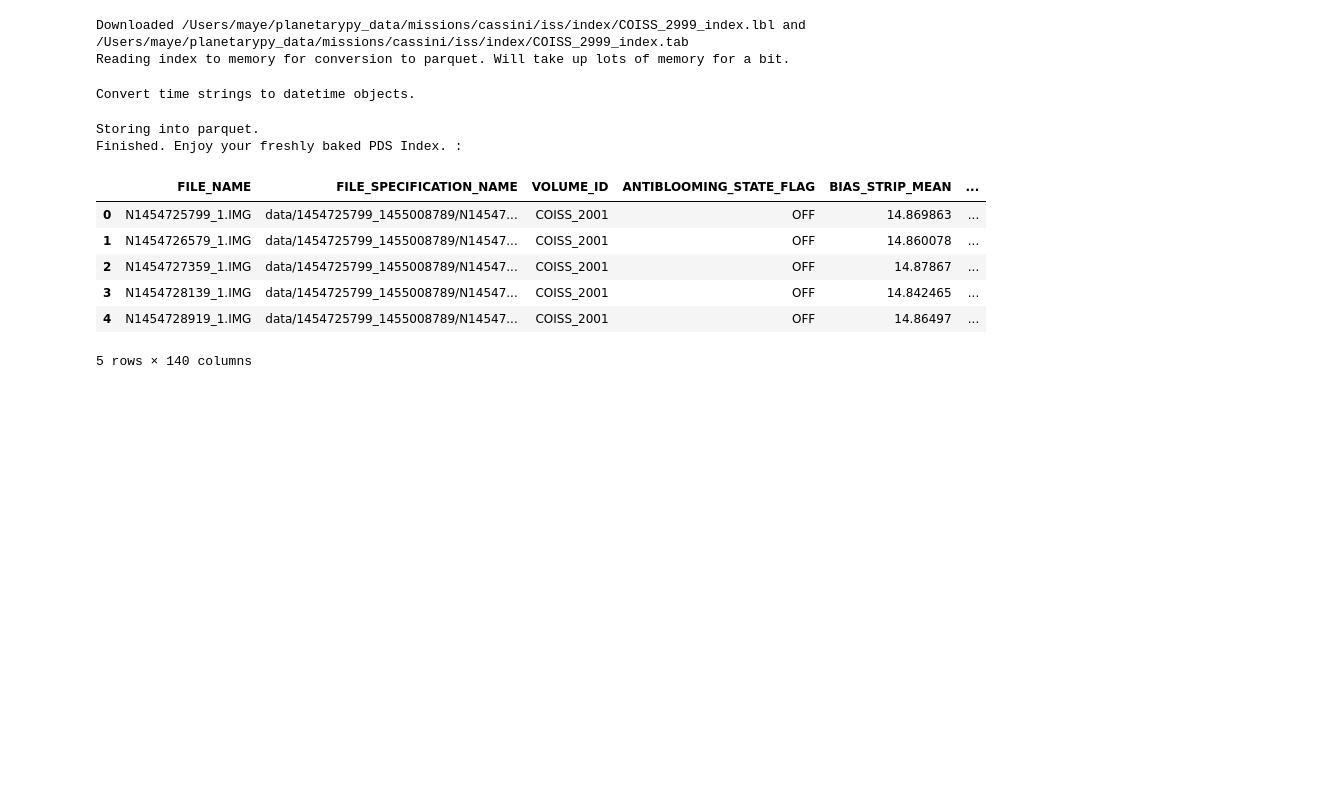
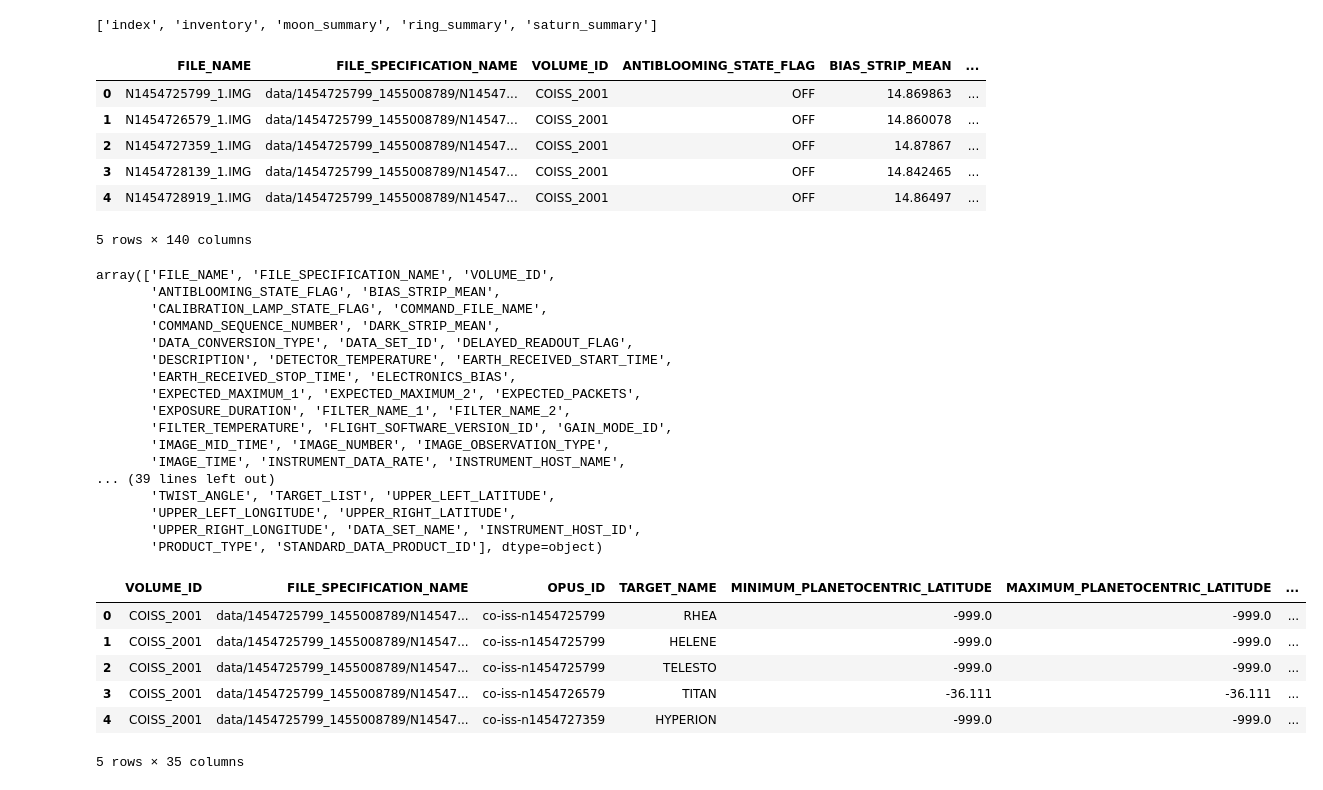
Before and after one commit to michaelaye/planetarypy, a Jupyter notebook: notebooks/pds_indexes_examples.ipynb, the cells around one changed output. Saved outputs shown, nothing was run; the diff lists cells and outputs as text; code cells hidden in the pictures; blank space fills up the shorter version.

```diff
--- a/notebooks/pds_indexes_examples.ipynb
+++ b/notebooks/pds_indexes_examples.ipynb
@@ -64,18 +84,47 @@ PDS Indexes Configuration:
+# %%
+list_indexes("cassini.iss")
+# %% [output]
+['index', 'inventory', 'moon_summary', 'ring_summary', 'saturn_summary']
 # %%
-df = get_index("cassini.iss.index", refresh=False)
+index = get_index("cassini.iss.index", refresh=False)
+index.head()
 # %% [output]
+|  | FILE_NAME | FILE_SPECIFICATION_NAME | VOLUME_ID | ANTIBLOOMING_STATE_FLAG | BIAS_STRIP_MEAN | ... |
+| 0 | N1454725799_1.IMG | data/1454725799_1455008789/N14547... | COISS_2001 | OFF | 14.869863 | ... |
+| 1 | N1454726579_1.IMG | data/1454725799_1455008789/N14547... | COISS_2001 | OFF | 14.860078 | ... |
+| 2 | N1454727359_1.IMG | data/1454725799_1455008789/N14547... | COISS_2001 | OFF | 14.87867 | ... |
+| 3 | N1454728139_1.IMG | data/1454725799_1455008789/N14547... | COISS_2001 | OFF | 14.842465 | ... |
+| 4 | N1454728919_1.IMG | data/1454725799_1455008789/N14547... | COISS_2001 | OFF | 14.86497 | ... |
-Downloaded /Users/maye/planetarypy_data/missions/cassini/iss/index/COISS_2999_index.lbl and /Users/maye/planetarypy_data/missions/cassini/iss/index/COISS_2999_index.tab
-Reading index to memory for conversion to parquet. Will take up lots of memory for a bit.
+5 rows × 140 columns
-Convert time strings to datetime objects.
-Storing into parquet.
-Finished. Enjoy your freshly baked PDS Index. :
 # %%
-df.head()
+index.columns.values
 # %% [output]
-|  | FILE_NAME | FILE_SPECIFICATION_NAME | VOLUME_ID | ANTIBLOOMING_STATE_FLAG | BIAS_STRIP_MEAN | ... |
-| 0 | N1454725799_1.IMG | data/1454725799_1455008789/N14547... | COISS_2001 | OFF | 14.869863 | ... |
-| 1 | N1454726579_1.IMG | data/1454725799_1455008789/N14547... | COISS_2001 | OFF | 14.860078 | ... |
-| 2 | N1454727359_1.IMG | data/1454725799_1455008789/N14547... | COISS_2001 | OFF | 14.87867 | ... |
-| 3 | N1454728139_1.IMG | data/1454725799_1455008789/N14547... | COISS_2001 | OFF | 14.842465 | ... |
-| 4 | N1454728919_1.IMG | data/1454725799_1455008789/N14547... | COISS_2001 | OFF | 14.86497 | ... |
-5 rows × 140 columns
+array(['FILE_NAME', 'FILE_SPECIFICATION_NAME', 'VOLUME_ID',
+       'ANTIBLOOMING_STATE_FLAG', 'BIAS_STRIP_MEAN',
+       'CALIBRATION_LAMP_STATE_FLAG', 'COMMAND_FILE_NAME',
+       'COMMAND_SEQUENCE_NUMBER', 'DARK_STRIP_MEAN',
+       'DATA_CONVERSION_TYPE', 'DATA_SET_ID', 'DELAYED_READOUT_FLAG',
+       'DESCRIPTION', 'DETECTOR_TEMPERATURE', 'EARTH_RECEIVED_START_TIME',
+       'EARTH_RECEIVED_STOP_TIME', 'ELECTRONICS_BIAS',
+       'EXPECTED_MAXIMUM_1', 'EXPECTED_MAXIMUM_2', 'EXPECTED_PACKETS',
+       'EXPOSURE_DURATION', 'FILTER_NAME_1', 'FILTER_NAME_2',
+       'FILTER_TEMPERATURE', 'FLIGHT_SOFTWARE_VERSION_ID', 'GAIN_MODE_ID',
+       'IMAGE_MID_TIME', 'IMAGE_NUMBER', 'IMAGE_OBSERVATION_TYPE',
+       'IMAGE_TIME', 'INSTRUMENT_DATA_RATE', 'INSTRUMENT_HOST_NAME',
+... (39 lines left out)
+       'TWIST_ANGLE', 'TARGET_LIST', 'UPPER_LEFT_LATITUDE',
+       'UPPER_LEFT_LONGITUDE', 'UPPER_RIGHT_LATITUDE',
+       'UPPER_RIGHT_LONGITUDE', 'DATA_SET_NAME', 'INSTRUMENT_HOST_ID',
+       'PRODUCT_TYPE', 'STANDARD_DATA_PRODUCT_ID'], dtype=object)
+# %%
+moons = get_index("cassini.iss.moon_summary", refresh=False)
+# %%
+moons.head()
+# %% [output]
+|  | VOLUME_ID | FILE_SPECIFICATION_NAME | OPUS_ID | TARGET_NAME | MINIMUM_PLANETOCENTRIC_LATITUDE | MAXIMUM_PLANETOCENTRIC_LATITUDE | ... |
+| 0 | COISS_2001 | data/1454725799_1455008789/N14547... | co-iss-n1454725799 | RHEA | -999.0 | -999.0 | ... |
+| 1 | COISS_2001 | data/1454725799_1455008789/N14547... | co-iss-n1454725799 | HELENE | -999.0 | -999.0 | ... |
+| 2 | COISS_2001 | data/1454725799_1455008789/N14547... | co-iss-n1454725799 | TELESTO | -999.0 | -999.0 | ... |
+| 3 | COISS_2001 | data/1454725799_1455008789/N14547... | co-iss-n1454726579 | TITAN | -36.111 | -36.111 | ... |
+| 4 | COISS_2001 | data/1454725799_1455008789/N14547... | co-iss-n1454727359 | HYPERION | -999.0 | -999.0 | ... |
+5 rows × 35 columns
```
Also changed, not shown: parts of 17 cells of this notebook, 1 other file.
